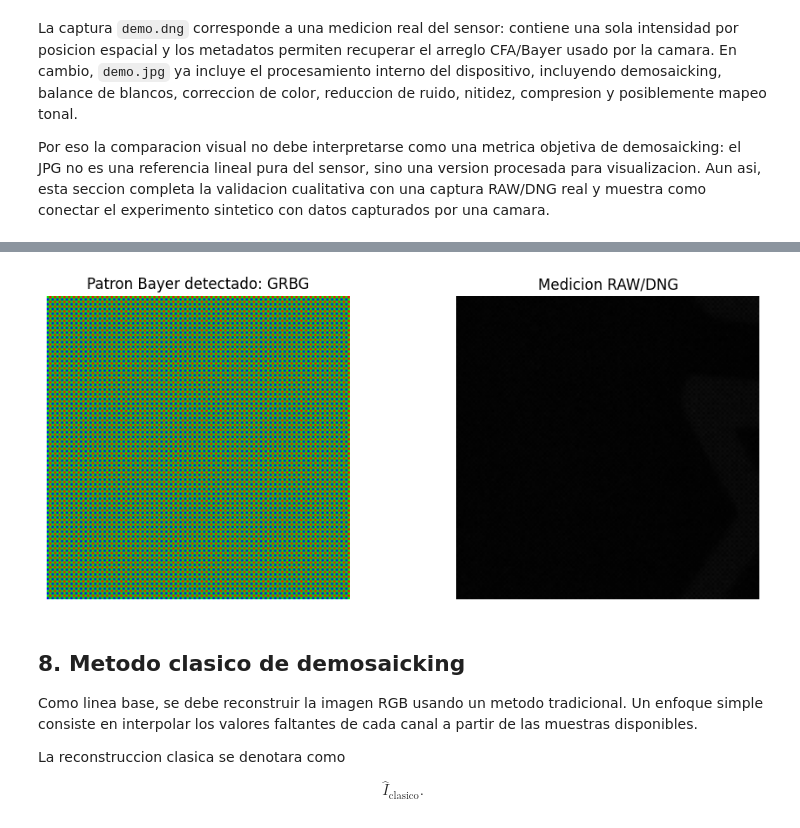
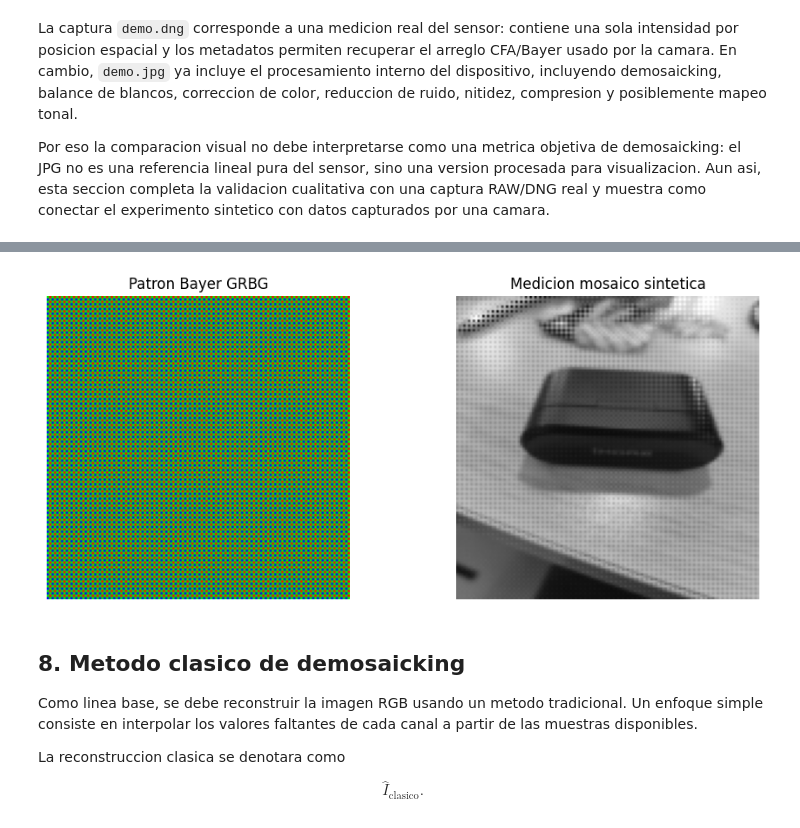
Before and after one commit to fralfaro/inf449-portafolio, a Jupyter notebook: tareas/tarea-02/homework2.ipynb, the cells around one changed output, grey strips where cells are left out. Drawn from its saved outputs; the diff is of its cells as text; code cells hidden in the pictures.

```diff
--- a/tareas/tarea-02/homework2.ipynb
+++ b/tareas/tarea-02/homework2.ipynb
@@ -332,37 +324,38 @@ pero en esta version el mosaico $Y$ ya viene dado por `demo.dng`. Las mascaras s
 # %%
-# Mascaras Bayer y utilidades de mosaico
+# Mascaras Bayer y medicion mosaico
 def bayer_masks(height, width, pattern="RGGB"):
     """Construye mascaras binarias RGB para un patron Bayer de 2x2."""
     patterns = {
         "RGGB": np.array([[0, 1], [1, 2]]),
         "BGGR": np.array([[2, 1], [1, 0]]),
         "GRBG": np.array([[1, 0], [2, 1]]),
         "GBRG": np.array([[1, 2], [0, 1]]),
     }
     if pattern not in patterns:
         raise ValueError(f"Patron Bayer no soportado: {pattern}")
     tile = patterns[pattern]
     masks = np.zeros((height, width, 3), dtype=np.float32)
     for row in range(2):
         for col in range(2):
             masks[row::2, col::2, tile[row, col]] = 1.0
     return masks
 
 def make_bayer_mosaic(rgb_image, masks):
-    """Genera un mosaico sintetico; se usa solo para entrenar con datasets RGB auxiliares."""
     return np.sum(rgb_image * masks, axis=-1).astype(np.float32)
 
-# Si esta celda se ejecuta despues de la preparacion, solo visualiza el patron real ya detectado.
+bayer = bayer_masks(*rgb_reference.shape[:2], pattern=bayer_pattern)
+mosaic = make_bayer_mosaic(rgb_reference, bayer)
+
 fig, axes = plt.subplots(1, 2, figsize=(10, 4))
 axes[0].imshow(bayer)
-axes[0].set_title(f"Patron Bayer detectado: {bayer_pattern}")
+axes[0].set_title(f"Patron Bayer {bayer_pattern}")
 axes[1].imshow(mosaic, cmap="gray", vmin=0, vmax=1)
-axes[1].set_title("Medicion RAW/DNG")
+axes[1].set_title("Medicion mosaico sintetica")
 for ax in axes:
     ax.axis("off")
 plt.tight_layout()
 # %% [output]
-[figure, old version]
+[figure, new version]
 # %% [markdown]
 ## 8. Metodo clasico de demosaicking
 
```
Also changed, not shown: parts of 16 cells of this notebook.
